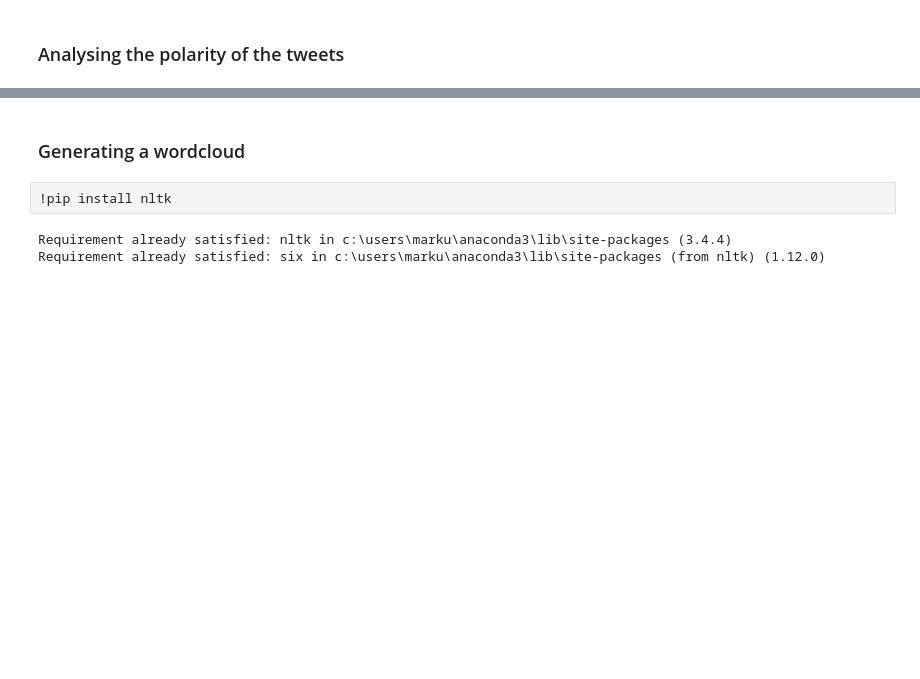
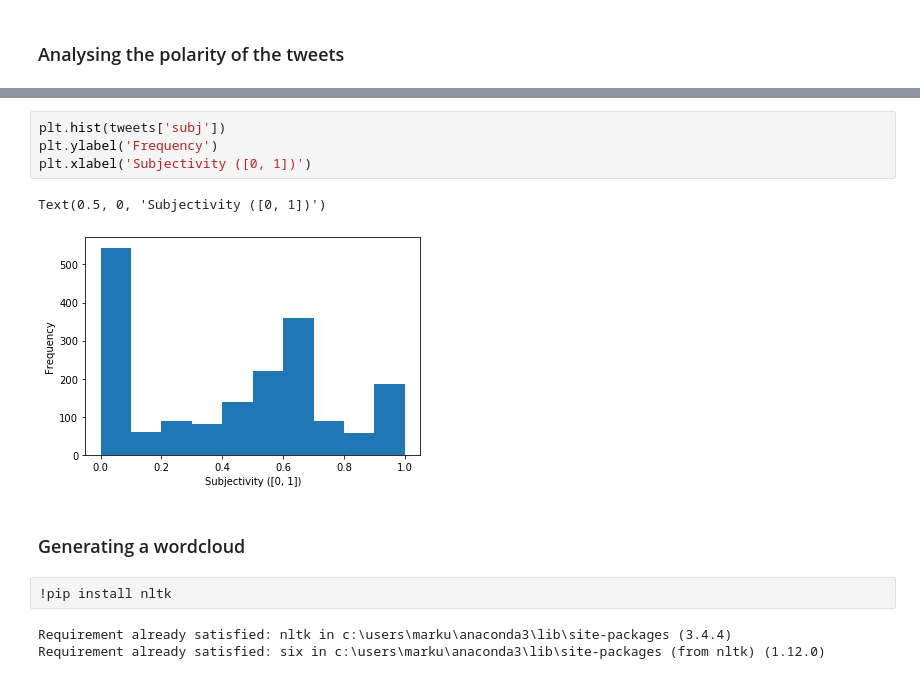
Before and after one commit to smidtfab/Twitter_Crawler, a Jupyter notebook: TwitterCrawler_LGBTQ.ipynb, the cells around one changed output, grey strips where cells are left out. Saved outputs shown, nothing was run; the diff lists cells and outputs as text; blank space fills up the shorter version.

```diff
--- a/TwitterCrawler_LGBTQ.ipynb
+++ b/TwitterCrawler_LGBTQ.ipynb
@@ -205,3 +230,10 @@ tweets.head()
+# %%
+plt.hist(tweets['subj'])
+plt.ylabel('Frequency')
+plt.xlabel('Subjectivity ([0, 1])')
+# %% [output]
+Text(0.5, 0, 'Subjectivity ([0, 1])')
+[figure, added]
 # %% [markdown]
 ### Generating a wordcloud
 # %%
```
Also changed, not shown: parts of 10 cells of this notebook.
